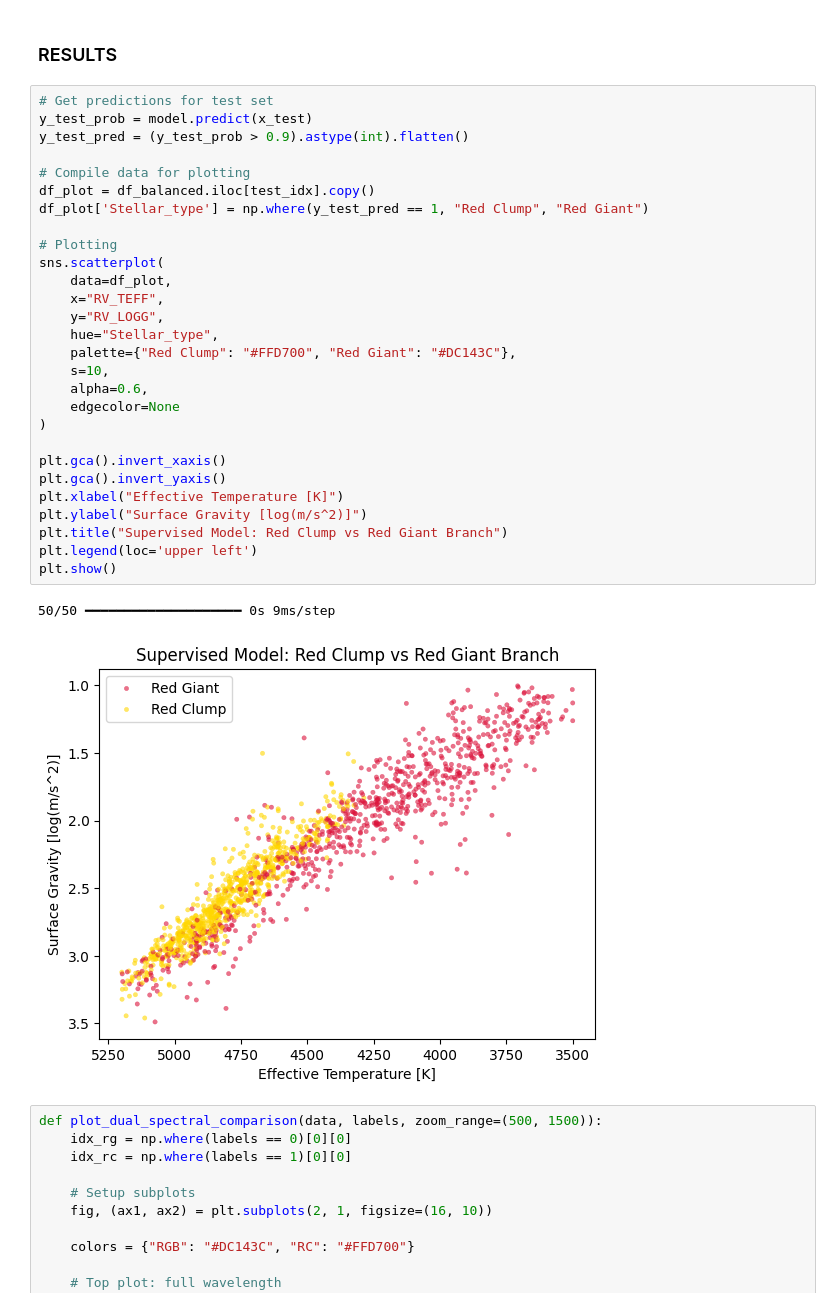
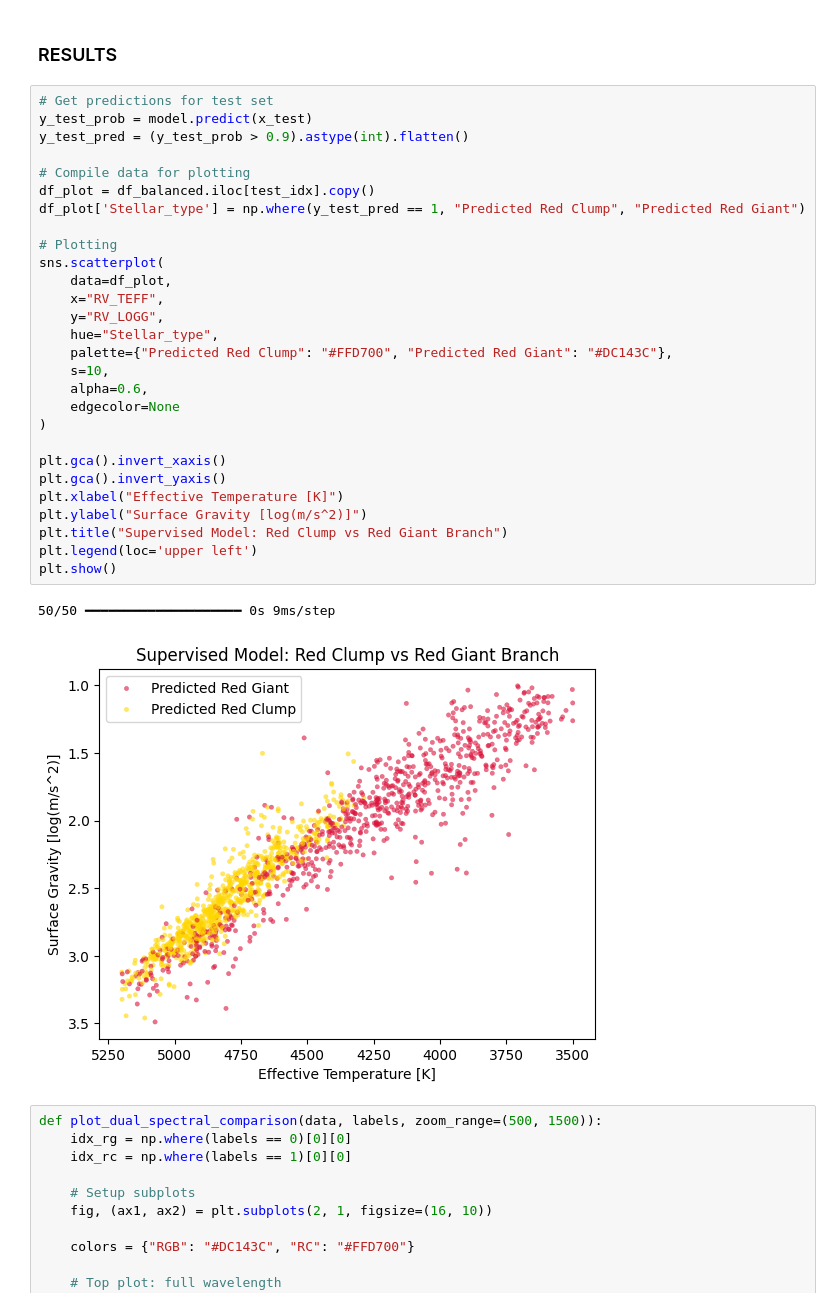
Before and after one commit to hjm46/Red_Giant_Classificaition_ML, a Jupyter notebook: supervised_model.ipynb, the cells around one changed output. Saved outputs shown, nothing was run; the diff lists cells and outputs as text.

```diff
--- a/supervised_model.ipynb
+++ b/supervised_model.ipynb
@@ -202,34 +202,34 @@ plt.show()
 # %%
 # Get predictions for test set
 y_test_prob = model.predict(x_test)
 y_test_pred = (y_test_prob > 0.9).astype(int).flatten()
 
 # Compile data for plotting
 df_plot = df_balanced.iloc[test_idx].copy()
-df_plot['Stellar_type'] = np.where(y_test_pred == 1, "Red Clump", "Red Giant")
+df_plot['Stellar_type'] = np.where(y_test_pred == 1, "Predicted Red Clump", "Predicted Red Giant")
 
 # Plotting
 sns.scatterplot(
     data=df_plot,
     x="RV_TEFF",
     y="RV_LOGG",
     hue="Stellar_type",
-    palette={"Red Clump": "#FFD700", "Red Giant": "#DC143C"},
+    palette={"Predicted Red Clump": "#FFD700", "Predicted Red Giant": "#DC143C"},
     s=10,
     alpha=0.6,
     edgecolor=None
 )
 
 plt.gca().invert_xaxis()
 plt.gca().invert_yaxis()
 plt.xlabel("Effective Temperature [K]")
 plt.ylabel("Surface Gravity [log(m/s^2)]")
 plt.title("Supervised Model: Red Clump vs Red Giant Branch")
 plt.legend(loc='upper left')
 plt.show()
 # %% [output]
 50/50 ━━━━━━━━━━━━━━━━━━━━ 0s 9ms/step
-[figure, old version]
+[figure, new version]
 # %%
 def plot_dual_spectral_comparison(data, labels, zoom_range=(500, 1500)):
     idx_rg = np.where(labels == 0)[0][0]
```
Also changed, not shown: parts of 1 cell of this notebook, 4 other files.
